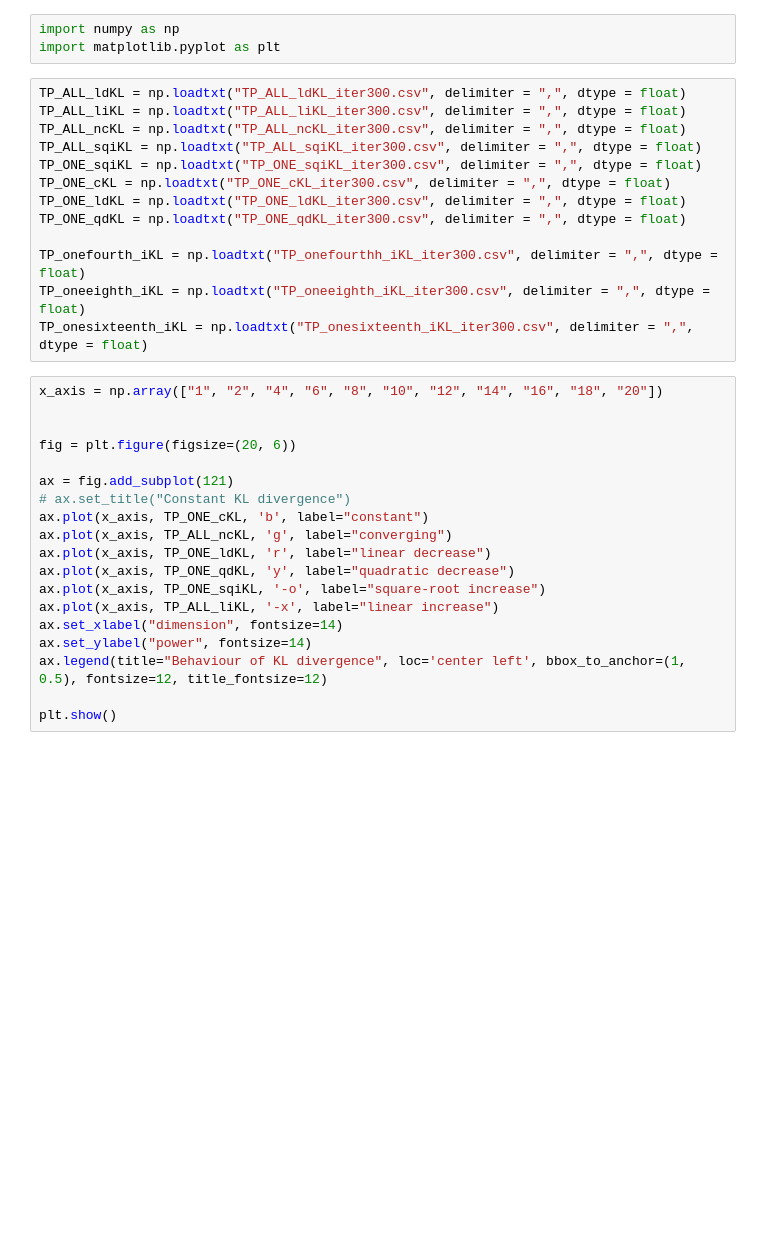
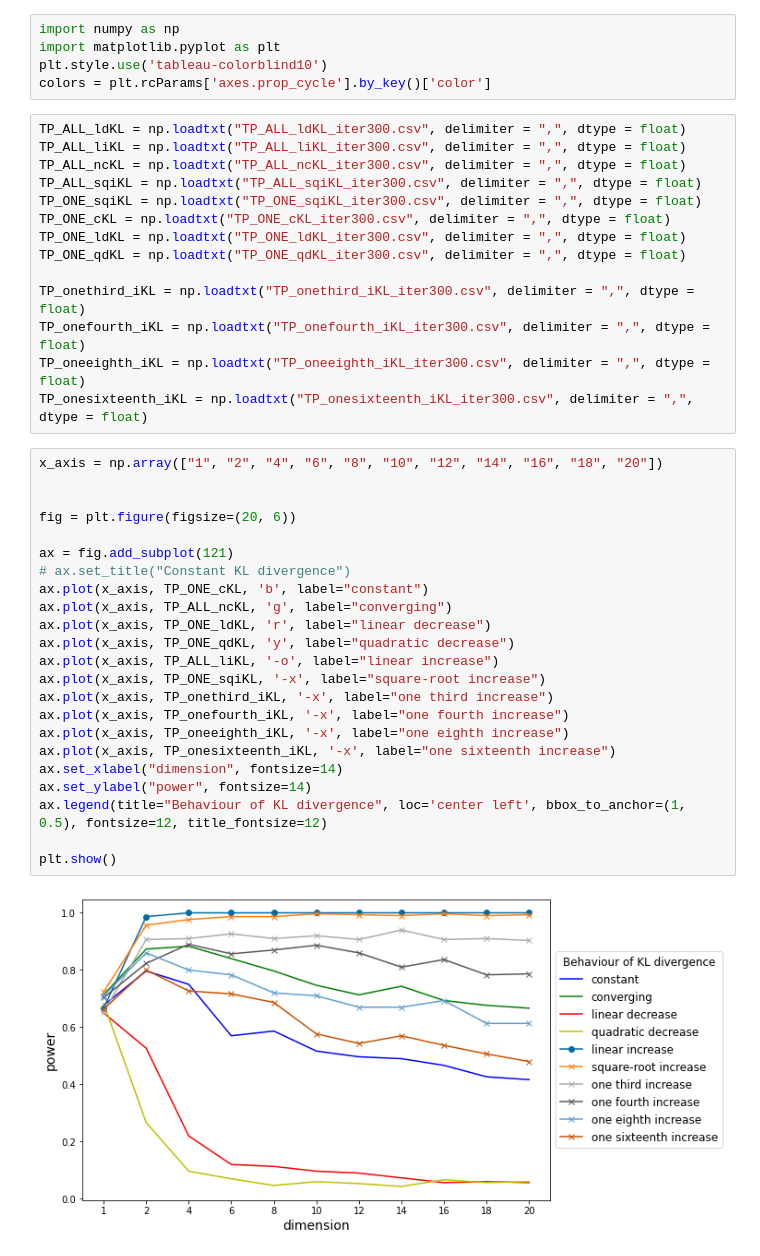
Before and after one commit to RuiziWu/M4Rproject, a Jupyter notebook: 4_holiday_try/test.ipynb, the cells around one changed output. Drawn from its saved outputs; the diff is of its cells as text; blank space fills up the shorter version.

```diff
--- a/4_holiday_try/test.ipynb
+++ b/4_holiday_try/test.ipynb
@@ -1,6 +1,8 @@
 # %%
 import numpy as np
 import matplotlib.pyplot as plt
+plt.style.use('tableau-colorblind10')
+colors = plt.rcParams['axes.prop_cycle'].by_key()['color']
 # %%
 TP_ALL_ldKL = np.loadtxt("TP_ALL_ldKL_iter300.csv", delimiter = ",", dtype = float)
 TP_ALL_liKL = np.loadtxt("TP_ALL_liKL_iter300.csv", delimiter = ",", dtype = float)
@@ -11,25 +13,32 @@ TP_ONE_cKL = np.loadtxt("TP_ONE_cKL_iter300.csv", delimiter = ",", dtype = float
 TP_ONE_ldKL = np.loadtxt("TP_ONE_ldKL_iter300.csv", delimiter = ",", dtype = float)
 TP_ONE_qdKL = np.loadtxt("TP_ONE_qdKL_iter300.csv", delimiter = ",", dtype = float)
 
-TP_onefourth_iKL = np.loadtxt("TP_onefourthh_iKL_iter300.csv", delimiter = ",", dtype = float)
+TP_onethird_iKL = np.loadtxt("TP_onethird_iKL_iter300.csv", delimiter = ",", dtype = float)
+TP_onefourth_iKL = np.loadtxt("TP_onefourth_iKL_iter300.csv", delimiter = ",", dtype = float)
 TP_oneeighth_iKL = np.loadtxt("TP_oneeighth_iKL_iter300.csv", delimiter = ",", dtype = float)
 TP_onesixteenth_iKL = np.loadtxt("TP_onesixteenth_iKL_iter300.csv", delimiter = ",", dtype = float)
 # %%
 x_axis = np.array(["1", "2", "4", "6", "8", "10", "12", "14", "16", "18", "20"])
 
 
 fig = plt.figure(figsize=(20, 6))
 
 ax = fig.add_subplot(121)
 # ax.set_title("Constant KL divergence")
 ax.plot(x_axis, TP_ONE_cKL, 'b', label="constant")
 ax.plot(x_axis, TP_ALL_ncKL, 'g', label="converging")
 ax.plot(x_axis, TP_ONE_ldKL, 'r', label="linear decrease")
 ax.plot(x_axis, TP_ONE_qdKL, 'y', label="quadratic decrease")
-ax.plot(x_axis, TP_ONE_sqiKL, '-o', label="square-root increase")
-ax.plot(x_axis, TP_ALL_liKL, '-x', label="linear increase")
+ax.plot(x_axis, TP_ALL_liKL, '-o', label="linear increase")
+ax.plot(x_axis, TP_ONE_sqiKL, '-x', label="square-root increase")
+ax.plot(x_axis, TP_onethird_iKL, '-x', label="one third increase")
+ax.plot(x_axis, TP_onefourth_iKL, '-x', label="one fourth increase")
+ax.plot(x_axis, TP_oneeighth_iKL, '-x', label="one eighth increase")
+ax.plot(x_axis, TP_onesixteenth_iKL, '-x', label="one sixteenth increase")
 ax.set_xlabel("dimension", fontsize=14)
 ax.set_ylabel("power", fontsize=14)
 ax.legend(title="Behaviour of KL divergence", loc='center left', bbox_to_anchor=(1, 0.5), fontsize=12, title_fontsize=12)
 
 plt.show()
+# %% [output]
+[figure, added]
```
Also changed, not shown: parts of 6 cells of this notebook, 31 other files.
